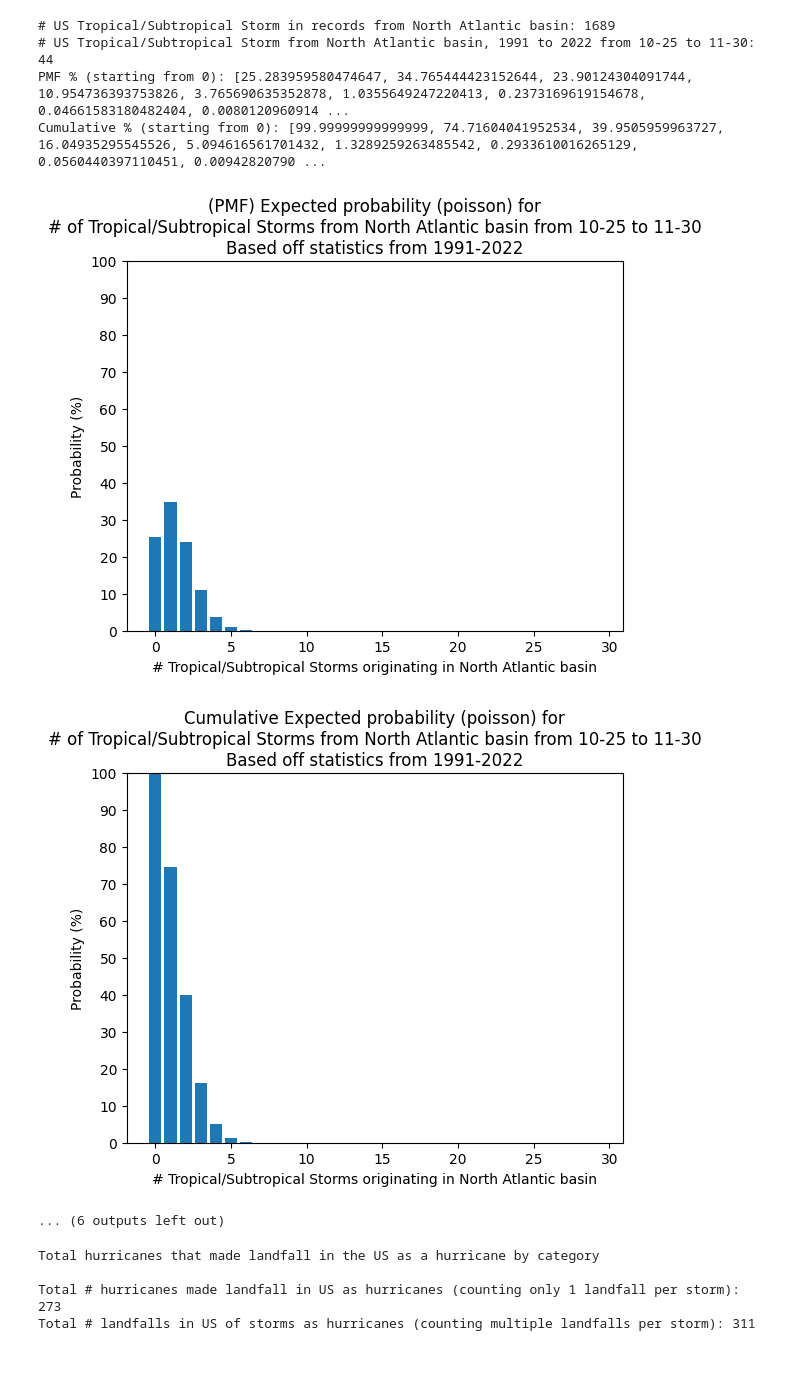
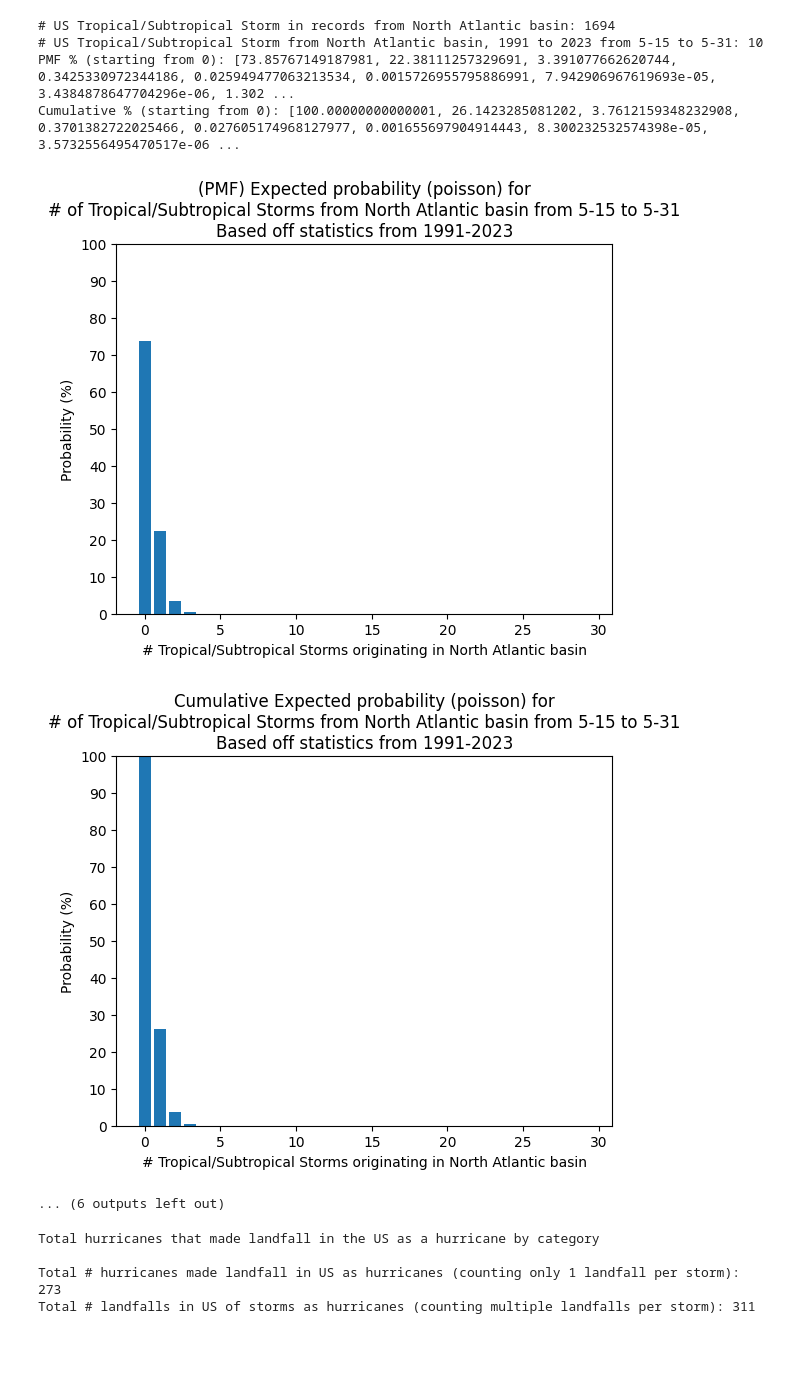
Before and after one commit to JRPdata/cyclone_climatology, a Jupyter notebook: cyclone_climatology.ipynb, the cells around one changed output. Drawn from its saved outputs; the diff is of its cells as text; code cells hidden in the pictures.

```diff
--- a/cyclone_climatology.ipynb
+++ b/cyclone_climatology.ipynb
@@ -409,16 +419,20 @@ for df_name, dict_df in dfs_na_ep.items():
 
 parquets_by_basin_for_us_landfalls = [
 'EP_basin_main.parquet',
+'EP_basin_us_landfalls_td_sd.parquet',
 'EP_basin_us_landfalls_ts_ss.parquet',
 'EP_basin_us_landfalls_hu.parquet',
 'EP_basin_us_landfalls_ts_ss_hu.parquet',
+'EP_basin_td_sd.parquet',
 'EP_basin_ts_ss.parquet',
 'EP_basin_hu.parquet',
 'EP_basin_ts_ss_hu.parquet',
 'NA_basin_main.parquet',
+'NA_basin_us_landfalls_td_sd.parquet',
 'NA_basin_us_landfalls_ts_ss.parquet',
 'NA_basin_us_landfalls_hu.parquet',
 'NA_basin_us_landfalls_ts_ss_hu.parquet',
+'NA_basin_td_sd.parquet',
 'NA_basin_ts_ss.parquet',
 'NA_basin_hu.parquet',
 'NA_basin_ts_ss_hu.parquet',
@@ -463,9 +477,9 @@ for parquet_file_name in parquets_by_storm_types:
     dfs_na_ep[df_name] = pd.read_parquet(parquet_file_name)
 # %%
 ##### COMBINED NA AND EP BASIN STATISTICS FOR US LANDFALLS FOR NAMED STORMS (>= 34kt)
-# set optionally either to None (default 1991-2022)
+# set optionally either to None (default 1991-2023)
 start_year = 1991
-end_year = 2022
+end_year = 2023
 # must include all as None or with numbered month and day
 start_month = None
 start_day = None
@@ -567,9 +581,9 @@ Cumulative % (starting from 0): [99.99999999999996, 11.75030974154042, 0.7190984
 [figure]
 # %%
 ##### BY BASIN STATISTICS FOR US LANDFALLS
-# set optionally either to None (default 1991-2022)
+# set optionally either to None (default 1991-2023)
 start_year = 1991
-end_year = 2022
+end_year = 2023
 # must include all as None or with numbered month and day
 start_month = None
 start_day = None
@@ -692,9 +706,9 @@ Cumulative % (starting from 0): [99.99999999999997, 3.0766765523655693, 0.047822
 [figure]
 # %%
 ##### COMBINED NA AND EP BASIN STATISTICS FOR US LANDFALLS
-# set optionally either to None (default 1991-2022)
+# set optionally either to None (default 1991-2023)
 start_year = 1991
-end_year = 2022
+end_year = 2023
 # must include all as None or with numbered month and day
 start_month = None
 start_day = None
@@ -798,18 +831,19 @@ for storm_type_short, storm_type_long in storm_types.items():
 #    not necessarily when it first becomes that strength,
 #    that is, it doesn't consider genesis of TS or strengthening into a hurricane timeframes,
 #    just that the storm was classified such in the time frame
-# set optionally either to None (default 1991-2022)
+# set optionally either to None (default 1991-2023)
 start_year = 1991
-end_year = 2022
+#start_year = default_start_year
+end_year = 2023
 # must include all as None or with numbered month and day
 start_month = None
 start_day = None
 end_month = None
 end_day = None
-start_month = 10
-start_day = 25
-end_month = 11
-end_day = 30
+start_month = 5
+start_day = 15
+end_month = 5
+end_day = 31
 # don't condition on states/landfall (don't check states)
 states=None
 
@@ -915,9 +949,9 @@ Cumulative % (starting from 0): [100.00000000000004, 59.59634763366583, 22.98053
-# US Tropical/Subtropical Storm in records from North Atlantic basin: 1689
-# US Tropical/Subtropical Storm from North Atlantic basin, 1991 to 2022 from 10-25 to 11-30: 44
-PMF % (starting from 0): [25.283959580474647, 34.765444423152644, 23.90124304091744, 10.954736393753826, 3.765690635352878, 1.0355649247220413, 0.2373169619154678, 0.04661583180482404, 0.0080120960914 ...
-Cumulative % (starting from 0): [99.99999999999999, 74.71604041952534, 39.9505959963727, 16.04935295545526, 5.094616561701432, 1.3289259263485542, 0.2933610016265129, 0.0560440397110451, 0.00942820790 ...
+# US Tropical/Subtropical Storm in records from North Atlantic basin: 1694
+# US Tropical/Subtropical Storm from North Atlantic basin, 1991 to 2023 from 5-15 to 5-31: 10
+PMF % (starting from 0): [73.85767149187981, 22.38111257329691, 3.391077662620744, 0.3425330972344186, 0.025949477063213534, 0.0015726955795886991, 7.942906967619693e-05, 3.4384878647704296e-06, 1.302 ...
+Cumulative % (starting from 0): [100.00000000000001, 26.1423285081202, 3.7612159348232908, 0.3701382722025466, 0.027605174968127977, 0.001655697904914443, 8.300232532574398e-05, 3.5732556495470517e-06 ...
-[figure, old version]
+[figure, new version]
-[figure, old version]
+[figure, new version]
 ... (6 outputs left out)
 # %%
 pd.set_option('display.max_rows', 200)
```
Also changed, not shown: parts of 24 cells of this notebook.
